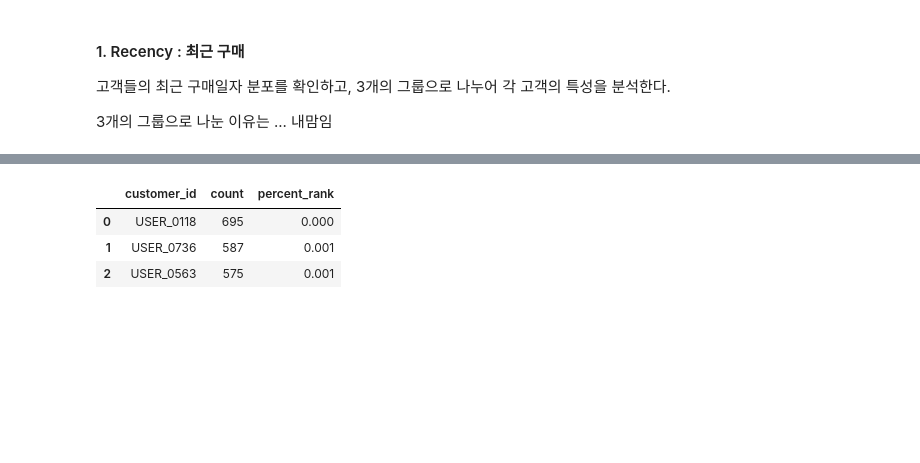
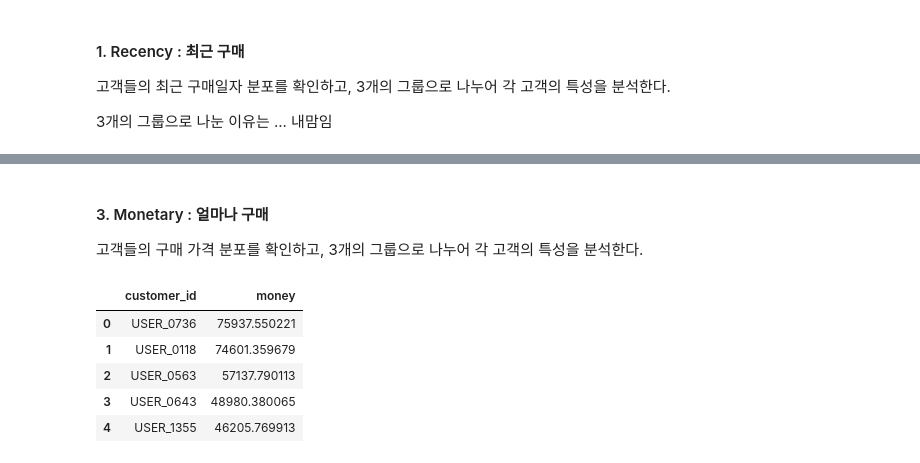
Before and after one commit to 0x106053b/SQL_exercises, a Jupyter notebook: 2.RFM.ipynb, the cells around one changed output, grey strips where cells are left out. Drawn from its saved outputs; the diff is of its cells as text; code cells hidden in the pictures; blank space fills up the shorter version.

```diff
--- a/2.RFM.ipynb
+++ b/2.RFM.ipynb
@@ -82,7 +86,7 @@ except:
 
 try:
     query = """
-    SELECT customer_id, MAX(transaction_date) last_purchase
+    SELECT customer_id, MAX(transaction_date) recent_purchase_date
     FROM onlinesales
     GROUP BY 1
     ORDER BY 2 DESC;
@@ -199,0 +207,15 @@ plt.show()
+# %%
+# 이커머스에서 단 1회만 구매한 고객이 매우 많을 것으로 추측된다.
+
+try:
+    query = """
+    SELECT customer_id, count(transaction_id) count
+    FROM onlinesales
+    GROUP BY 1
+    order by 2;
+    """
+    frequency_df = fetchresult_to_df(query)
+    frequency_df.columns = ["customer_id", "count"]
+    display(frequency_df.head())
+except:
+    print("SQL Server Connection Error!")
@@ -199,0 +287,11 @@ plt.show()
+# %%
+# customer table에 f_segment 컬럼을 추가
+
+try:
+    query = """
+    ALTER TABLE customer ADD COLUMN f_segment INTEGER NULL;
+    """
+    cur.execute(query)
+    con.commit()
+except:
+    print("SQL Server Connection Error!")
@@ -200,25 +337,24 @@ plt.show()
+# %% [markdown]
+#### 3. Monetary : 얼마나 구매
+
+고객들의 구매 가격 분포를 확인하고, 3개의 그룹으로 나누어 각 고객의 특성을 분석한다.
 # %%
-# 각 구매자의 구매횟수를 백분위수(PERCENT_RANK())로 나타낸 결과
-
 try:
     query = """
-    WITH cus_trans_count as (
-    SELECT customer_id, count(*) count
+    SELECT customer_id, sum(amount * average_price)
     FROM onlinesales
     GROUP BY 1
-    ORDER BY 2 desc)
-
-    SELECT *, ROUND(PERCENT_RANK() OVER(ORDER BY count DESC), 3) PER
-    FROM cus_trans_count
-    ORDER BY 3;
+    ORDER BY 2 DESC;
     """
-    df = fetchresult_to_df(query)
-    df.columns = ["customer_id", "count", "percent_rank"]
-    display(df.head(3))
+    money_df = fetchresult_to_df(query)
+    money_df.columns = ["customer_id", "money"]
+    display(money_df.head())
 except:
     print("SQL Server Connection Error!")
 # %% [output]
-|  | customer_id | count | percent_rank |
-| 0 | USER_0118 | 695 | 0.000 |
-| 1 | USER_0736 | 587 | 0.001 |
-| 2 | USER_0563 | 575 | 0.001 |
+|  | customer_id | money |
+| 0 | USER_0736 | 75937.550221 |
+| 1 | USER_0118 | 74601.359679 |
+| 2 | USER_0563 | 57137.790113 |
+| 3 | USER_0643 | 48980.380065 |
+| 4 | USER_1355 | 46205.769913 |
```
Also changed, not shown: parts of 23 cells of this notebook, 1 other file.
